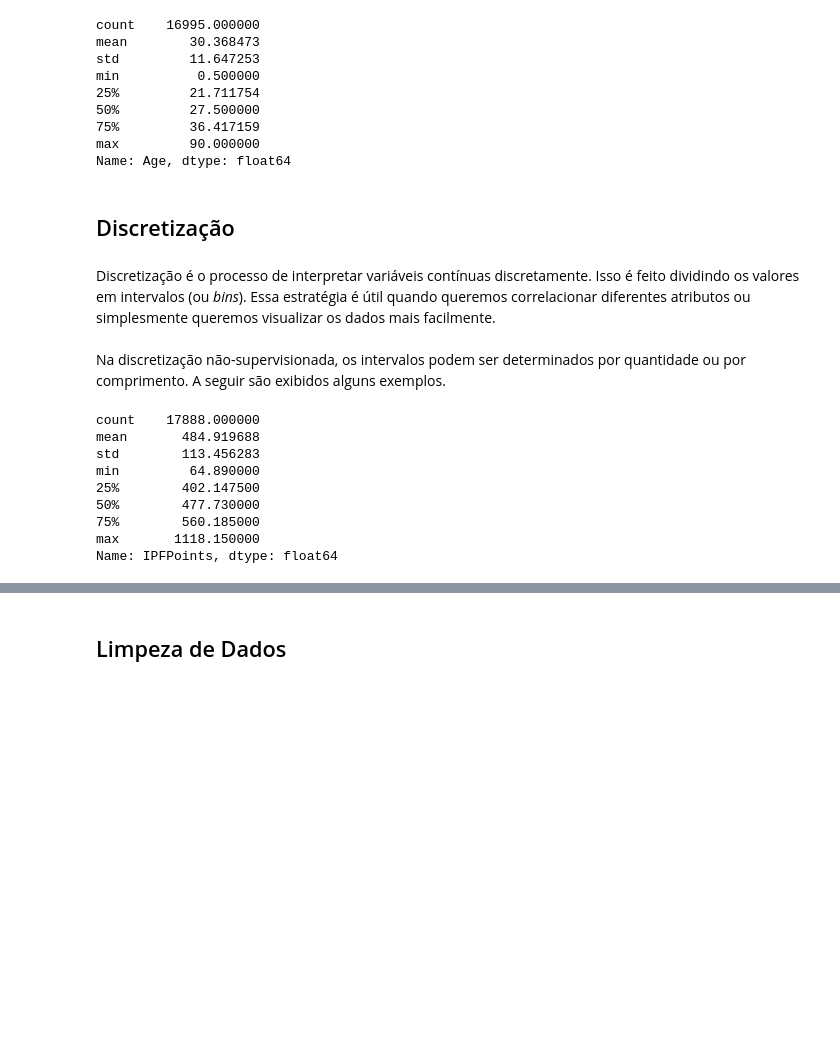
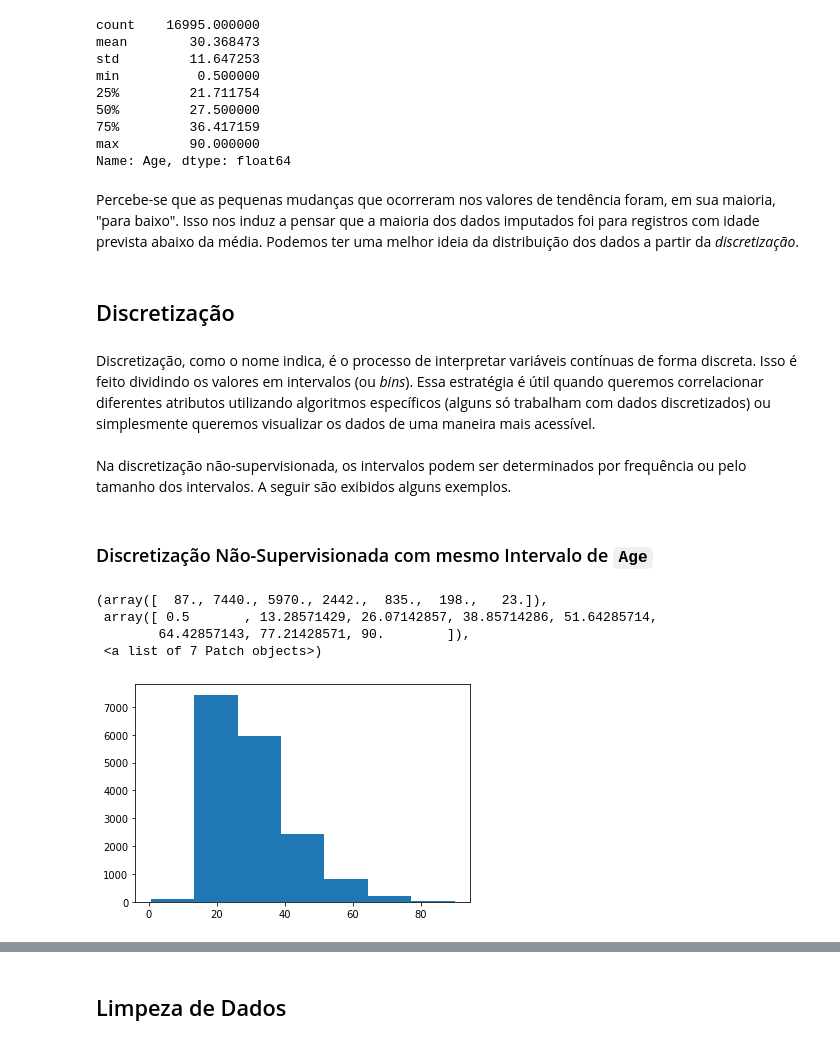
Before and after one commit to RafaelBNN/if697, a Jupyter notebook: ProjetoIF697.ipynb, the cells around one changed output, grey strips where cells are left out. Saved outputs shown, nothing was run; the diff lists cells and outputs as text; code cells hidden in the pictures; blank space fills up the shorter version.

```diff
--- a/ProjetoIF697.ipynb
+++ b/ProjetoIF697.ipynb
@@ -675,21 +694,21 @@ min          0.500000
 75%         36.417159
 max         90.000000
 Name: Age, dtype: float64
+# %% [markdown]
+Percebe-se que as pequenas mudanças que ocorreram nos valores de tendência foram, em sua maioria, "para baixo". Isso nos induz a pensar que a maioria dos dados imputados foi para registros com idade prevista abaixo da média. Podemos ter uma melhor ideia da distribuição dos dados a partir da *discretização*.
 # %% [markdown]
 ## Discretização
 # %% [markdown]
-Discretização é o processo de interpretar variáveis contínuas discretamente. Isso é feito dividindo os valores em intervalos (ou *bins*). Essa estratégia é útil quando queremos correlacionar diferentes atributos ou simplesmente queremos visualizar os dados mais facilmente.
+Discretização, como o nome indica, é o processo de interpretar variáveis contínuas de forma discreta. Isso é feito dividindo os valores em intervalos (ou *bins*). Essa estratégia é útil quando queremos correlacionar diferentes atributos utilizando algoritmos específicos (alguns só trabalham com dados discretizados) ou simplesmente queremos visualizar os dados de uma maneira mais acessível.
 <br><br>
-Na discretização não-supervisionada, os intervalos podem ser determinados por quantidade ou por comprimento. A seguir são exibidos alguns exemplos.
+Na discretização não-supervisionada, os intervalos podem ser determinados por frequência ou pelo tamanho dos intervalos. A seguir são exibidos alguns exemplos.
-# %%
-df['IPFPoints'].describe()
-# %% [output]
-count    17888.000000
-mean       484.919688
-std        113.456283
-min         64.890000
-25%        402.147500
-50%        477.730000
-75%        560.185000
-max       1118.150000
-Name: IPFPoints, dtype: float64
+# %% [markdown]
+### Discretização Não-Supervisionada com mesmo Intervalo de `Age`
+# %%
+plt.hist(df['Age'], bins=7, histtype='bar')
+# %% [output]
+(array([  87., 7440., 5970., 2442.,  835.,  198.,   23.]),
+ array([ 0.5       , 13.28571429, 26.07142857, 38.85714286, 51.64285714,
+        64.42857143, 77.21428571, 90.        ]),
+ <a list of 7 Patch objects>)
+[figure, added]
```
Also changed, not shown: parts of 16 cells of this notebook.
